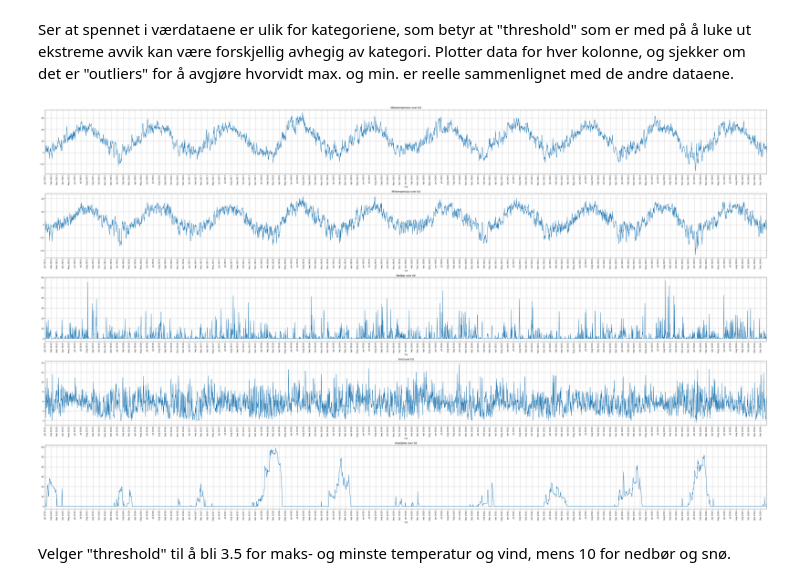
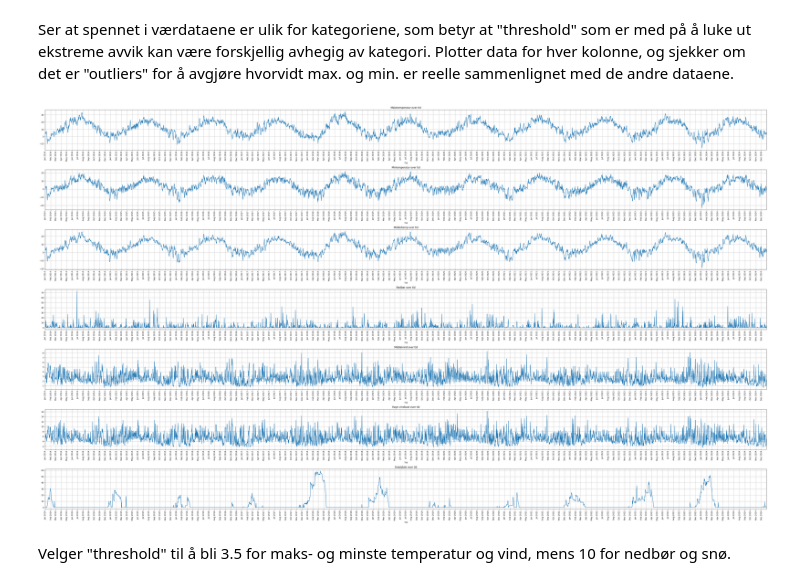
Before and after one commit to livemols/Miljo_dataanalyse_applikasjon, a Jupyter notebook: notebooks/data_understanding.ipynb, the cells around one changed output. Cells and saved outputs as stored; diff of their text form; code cells hidden in the pictures.

```diff
--- a/notebooks/data_understanding.ipynb
+++ b/notebooks/data_understanding.ipynb
@@ -60,8 +60,8 @@ df = pd.read_csv(file_name,skipfooter=1, engine='python',delimiter=";")
 
 # Endrer navn på kolonnene for bedre oversikt og gjorde om dato til datetime format
 print(df.dtypes)
-df.columns = ["Navn", "Stasjon", "Tid", "Makstemp", "Mintemp", "Nedbør", "Vind", "Snø"]
-numeric_columns = ["Makstemp", "Mintemp", "Nedbør", "Vind", "Snø"]
+df.columns = ["Navn", "Stasjon", "Tid", "Makstemp", "Mintemp","Middeltemp", "Snø", "Nedbør", "Middelvind", "Høye vindkast"]
+numeric_columns = ["Makstemp", "Mintemp","Middeltemp", "Snø", "Nedbør", "Middelvind","Høye vindkast"]
 df[numeric_columns] = df[numeric_columns].apply(pd.to_numeric, errors='coerce')
 df["Tid"] = pd.to_datetime(df["Tid"], format="%d.%m.%Y")
 
@@ -91,35 +93,39 @@ Ser at spennet i værdataene er ulik for kategoriene, som betyr at "threshold" s
 # %%
 import matplotlib.pyplot as plt
 import matplotlib.dates as mdates
 df['Tid'] = pd.to_datetime(df['Tid'])
 df.set_index('Tid', inplace=True)
-fig, ax = plt.subplots(5,1,figsize=(50, 30))
+fig, ax = plt.subplots(7,1,figsize=(50, 30))
 # Plotte data
 df['Makstemp'].plot(title="Makstemperatur over tid", ax=ax[0])
 df['Mintemp'].plot(title="Mintemperatur over tid", ax=ax[1])
-df['Nedbør'].plot(title="Nedbør over tid", ax=ax[2])
-df['Vind'].plot(title="Vind over tid", ax=ax[3])
+df['Middeltemp'].plot(title="Middeltemp over tid", ax=ax[2])
+df['Nedbør'].plot(title="Nedbør over tid", ax=ax[3])
+df['Middelvind'].plot(title="Middelvind over tid", ax=ax[4])
+df['Høye vindkast'].plot(title="Høye vindkast over tid", ax=ax[5])
+
+
 
 
 #Siden "Snø"-kolonne inneholder noen ikke-målte verdier "-", blir disse verdiene bytte om til NaN for manglende data behandling
 df['Snø'] = pd.to_numeric(df['Snø'], errors='coerce')
 sno_filled = df['Snø'].fillna(method='ffill', inplace=False)
-sno_filled.plot(title="Snødybde over tid", ax=ax[4])
+sno_filled.plot(title="Snødybde over tid", ax=ax[6])
 
 #gi x-aksen verdier månedsvis
 for a in ax:
     a.xaxis.set_major_locator(mdates.MonthLocator())
     a.xaxis.set_major_formatter(mdates.DateFormatter('%b %Y'))
     a.grid(True)
     a.tick_params(axis='x', rotation=90)
 
 
 
 plt.tight_layout(rect=[0, 0, 1, 0.96])
 
 plt.grid(True)
 plt.show()
 # %% [output]
-[figure, old version]
+[figure, new version]
 # %% [markdown]
 Velger "threshold" til å bli 3.5 for maks- og minste temperatur og vind, mens 10 for nedbør og snø.
```
Also changed, not shown: parts of 3 cells of this notebook.
